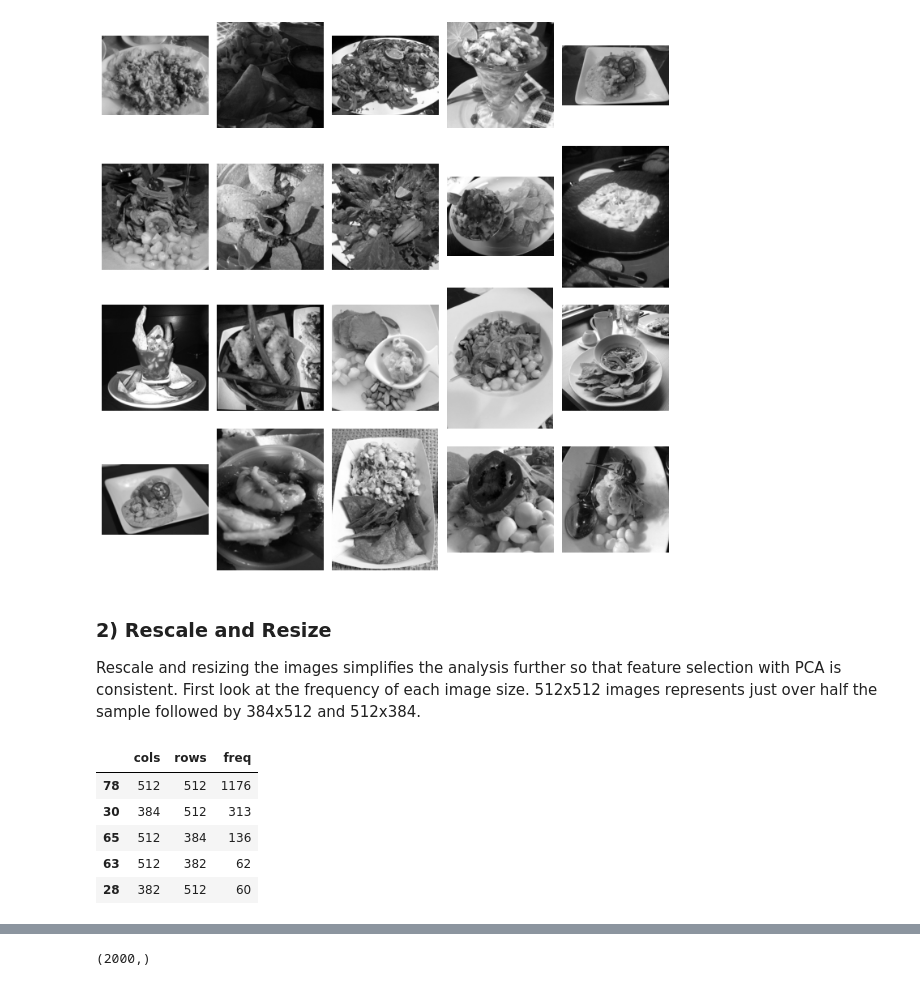
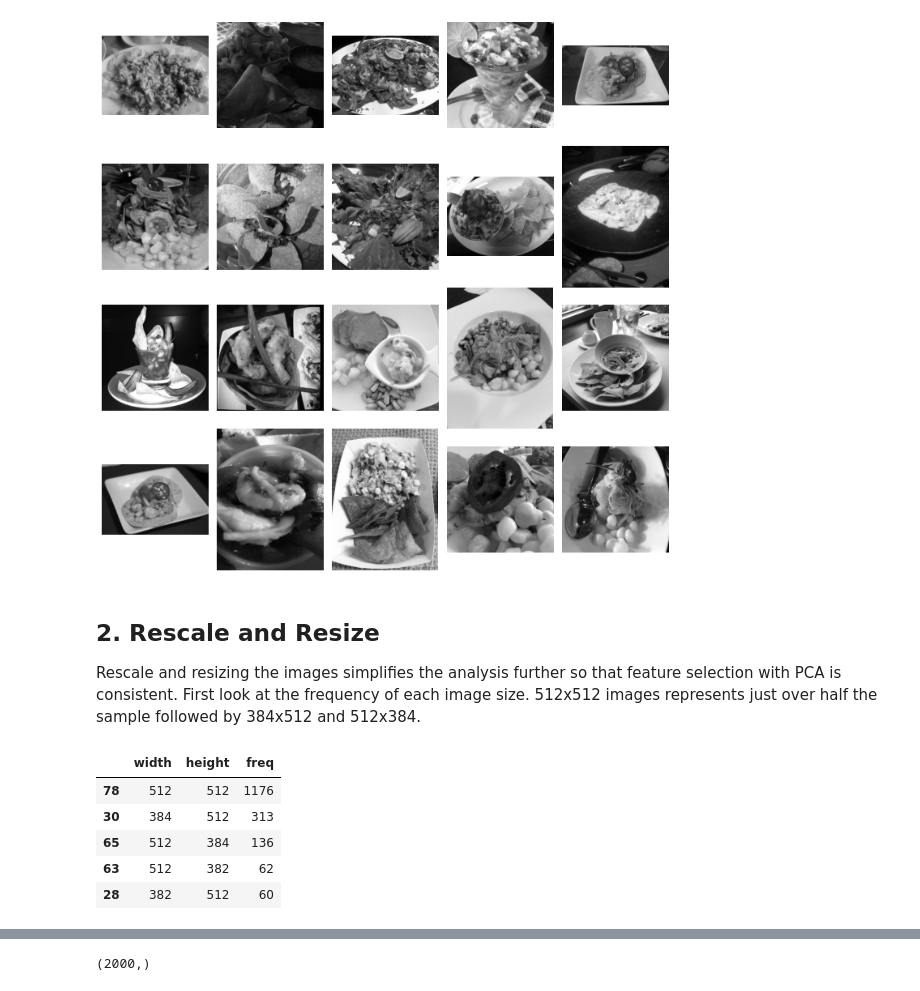
Before and after one commit to bennywee/donut_ceviche_classifier, a Jupyter notebook: analysis/exploratory_analysis.ipynb, the cells around one changed output, grey strips where cells are left out. Saved outputs shown, nothing was run; the diff lists cells and outputs as text; code cells hidden in the pictures.

```diff
--- a/analysis/exploratory_analysis.ipynb
+++ b/analysis/exploratory_analysis.ipynb
@@ -99,28 +100,22 @@ plot_img_grid(food = ceviche_g)
 # %% [output]
 [figure]
 # %% [markdown]
-### 2) Rescale and Resize
+## 2. Rescale and Resize
 Rescale and resizing the images simplifies the analysis further so that feature selection with PCA is consistent. First look at the frequency of each image size. 512x512 images represents just over half the sample followed by 384x512 and 512x384.
 # %%
 # Columns
-c0 = pp.pixel_dimensions(ceviche_g, dim = 0)
-d0 = pp.pixel_dimensions(donuts_g, dim = 0)
+cw = pp.pixel_dimensions(ceviche_g, dimension = 'width')
+dw = pp.pixel_dimensions(donuts_g, dimension = 'width')
 
 # Rows
-c1 = pp.pixel_dimensions(ceviche_g, dim = 1)
-d1 = pp.pixel_dimensions(donuts_g, dim = 1)
+ch = pp.pixel_dimensions(ceviche_g, dimension = 'height')
+dh = pp.pixel_dimensions(donuts_g, dimension = 'height')
 
-image_sizes = pd.DataFrame({'cols': np.append(c0, d0),
-                            'rows': np.append(c1, d1)})\
-                .groupby(['cols', 'rows'])\
-                .value_counts()\
-                .reset_index()\
-                .sort_values(0, ascending = False)\
-                .rename(columns = {0: 'freq'})
-
-image_sizes[0:5]
+# View frequency table in descending order
+pp.frequency_table(width_list = np.append(cw, dw),
+                height_list = np.append(ch, dh))[0:5]
 # %% [output]
-|  | cols | rows | freq |
+|  | width | height | freq |
 | 78 | 512 | 512 | 1176 |
 | 30 | 384 | 512 | 313 |
 | 65 | 512 | 384 | 136 |
```
Also changed, not shown: parts of 37 cells of this notebook.
